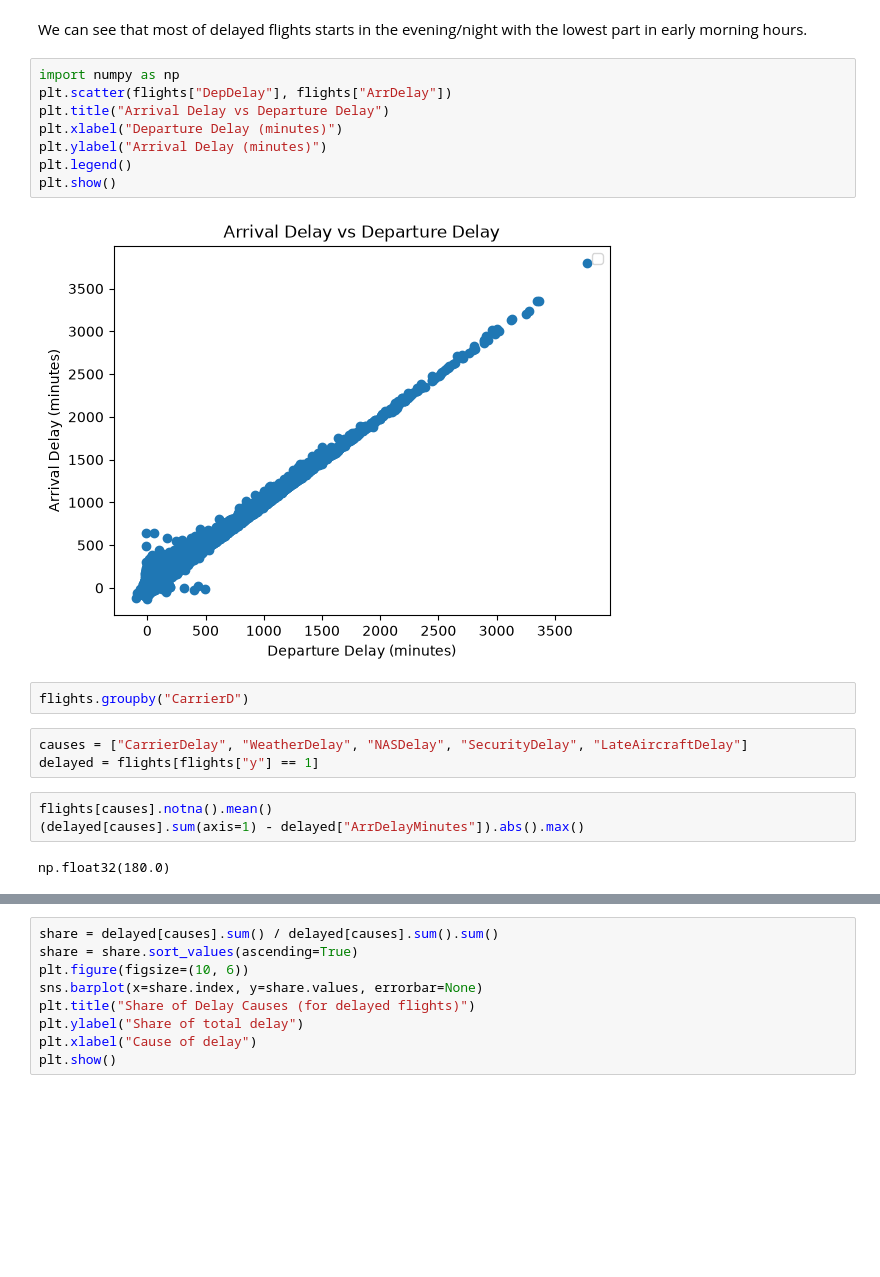
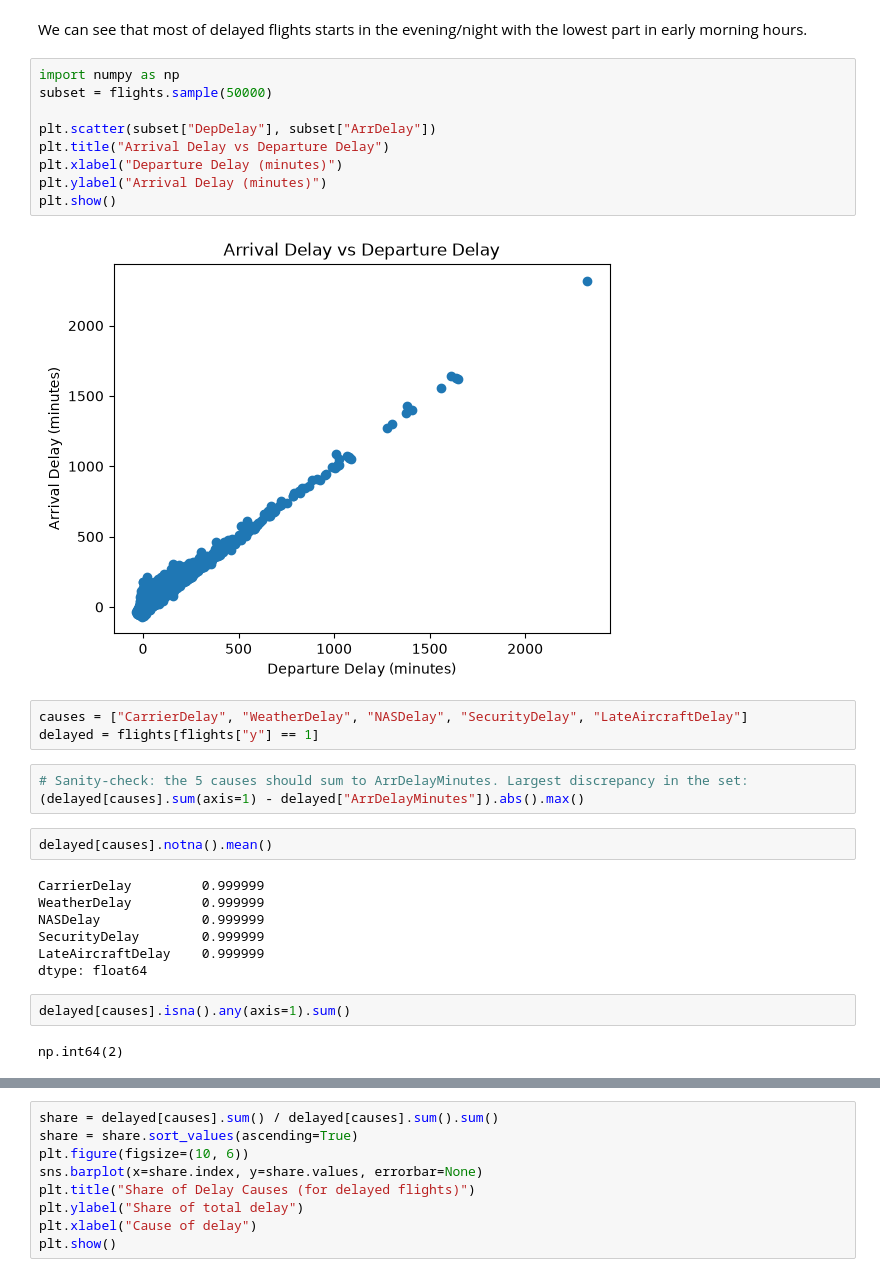
Before and after one commit to Micaet/flight_prediction, a Jupyter notebook: notebooks/EDA2.ipynb, the cells around one changed output, grey strips where cells are left out. Drawn from its saved outputs; the diff is of its cells as text; blank space fills up the shorter version.

```diff
--- a/notebooks/EDA2.ipynb
+++ b/notebooks/EDA2.ipynb
@@ -179,21 +179,31 @@ plt.show()
 We can see that most of delayed flights starts in the evening/night with the lowest part in early morning hours.
 # %%
 import numpy as np
-plt.scatter(flights["DepDelay"], flights["ArrDelay"])
+subset = flights.sample(50000)
+
+plt.scatter(subset["DepDelay"], subset["ArrDelay"])
 plt.title("Arrival Delay vs Departure Delay")
 plt.xlabel("Departure Delay (minutes)")
 plt.ylabel("Arrival Delay (minutes)")
-plt.legend()
 plt.show()
 # %% [output]
-[figure, old version]
+[figure, new version]
-# %%
-flights.groupby("CarrierD")
 # %%
 causes = ["CarrierDelay", "WeatherDelay", "NASDelay", "SecurityDelay", "LateAircraftDelay"]
 delayed = flights[flights["y"] == 1]
 # %%
-flights[causes].notna().mean()
+# Sanity-check: the 5 causes should sum to ArrDelayMinutes. Largest discrepancy in the set:
 (delayed[causes].sum(axis=1) - delayed["ArrDelayMinutes"]).abs().max()
-# %% [output]
-np.float32(180.0)
+# %%
+delayed[causes].notna().mean()
+# %% [output]
+CarrierDelay         0.999999
+WeatherDelay         0.999999
+NASDelay             0.999999
+SecurityDelay        0.999999
+LateAircraftDelay    0.999999
+dtype: float64
+# %%
+delayed[causes].isna().any(axis=1).sum()
+# %% [output]
+np.int64(2)
```
Also changed, not shown: parts of 16 cells of this notebook, 6 other files.
